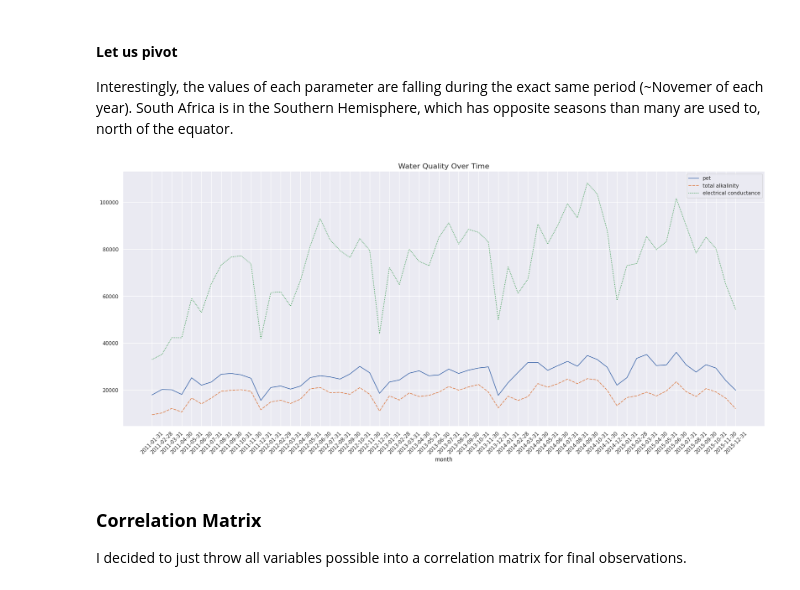
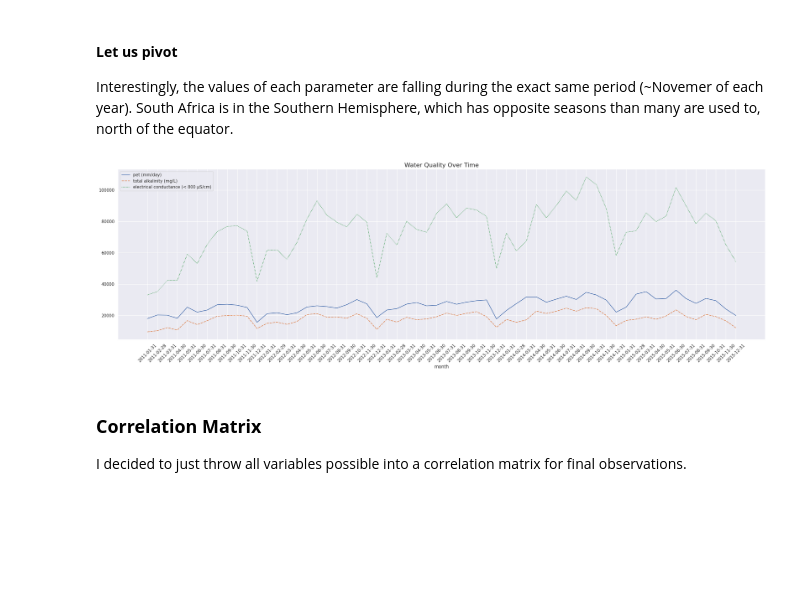
Before and after one commit to kylerod22/siads593-water-sustainability, a Jupyter notebook: 08-rjbest-sungmiki-kylerod-2026winter/src/EDA_RJ.ipynb, the cells around one changed output. Cells and saved outputs as stored; diff of their text form; code cells hidden in the pictures; blank space fills up the shorter version.

```diff
--- a/08-rjbest-sungmiki-kylerod-2026winter/src/EDA_RJ.ipynb
+++ b/08-rjbest-sungmiki-kylerod-2026winter/src/EDA_RJ.ipynb
@@ -301,19 +325,27 @@ plt.title('Monthly PET Binned', fontsize=16);
 
 Interestingly, the values of each parameter are falling during the exact same period (~Novemer of each year). South Africa is in the Southern Hemisphere, which has opposite seasons than many are used to, north of the equator.
 # %%
+# create alternative time series data to plot (GROUPBY MONTH; AGGREGATE by SUM)
 pivot_table1 = gdf[['pet', 'total alkalinity', 'electrical conductance', 'month']].groupby('month').sum().astype(int)
+pivot_table2 = gdf[['nir', 'green','swir16', 'swir22', 'month']].groupby('month').sum().astype(int)
+pivot_table3 = gdf[['nir', 'green','swir16', 'swir22', 'pet', 'total alkalinity', 'electrical conductance', 'month']].groupby('month').sum().astype(int)
+pivot_table3 = gdf[['ndmi', 'mndwi', 'month']].groupby('month').sum().astype(int)
 
-pivot_table2 = gdf[['nir', 'green','swir16', 'swir22', 'month']].groupby('month').sum().astype(int)
+# add units for clarity: mm/day, TA: mg/L, EC: < 800 µS/cm
+pivot_table1.columns = ['pet (mm/day)', 'total alkalinity (mg/L)', 'electrical conductance (< 800 µS/cm)']
 
-fig, ax = plt.subplots(figsize=(25, 10))
+fig, ax = plt.subplots(figsize=(25, 8))
+
 sns.lineplot(data=pivot_table1)
+
 plt.xticks(rotation=45)
-plt.title('Water Quality Over Time', fontsize=16);
+plt.title('Water Quality Over Time', fontsize=16)
+plt.tight_layout()
+plt.show();
 
-# dual yaxis plot
-# units add units
+# dual yaxis => leads to a lot of clutter when trying to visualize more than 2 variables
 # %% [output]
-[figure, old version]
+[figure, new version]
 # %% [markdown]
 ### **Correlation Matrix**
 
```
Also changed, not shown: parts of 17 cells of this notebook.
